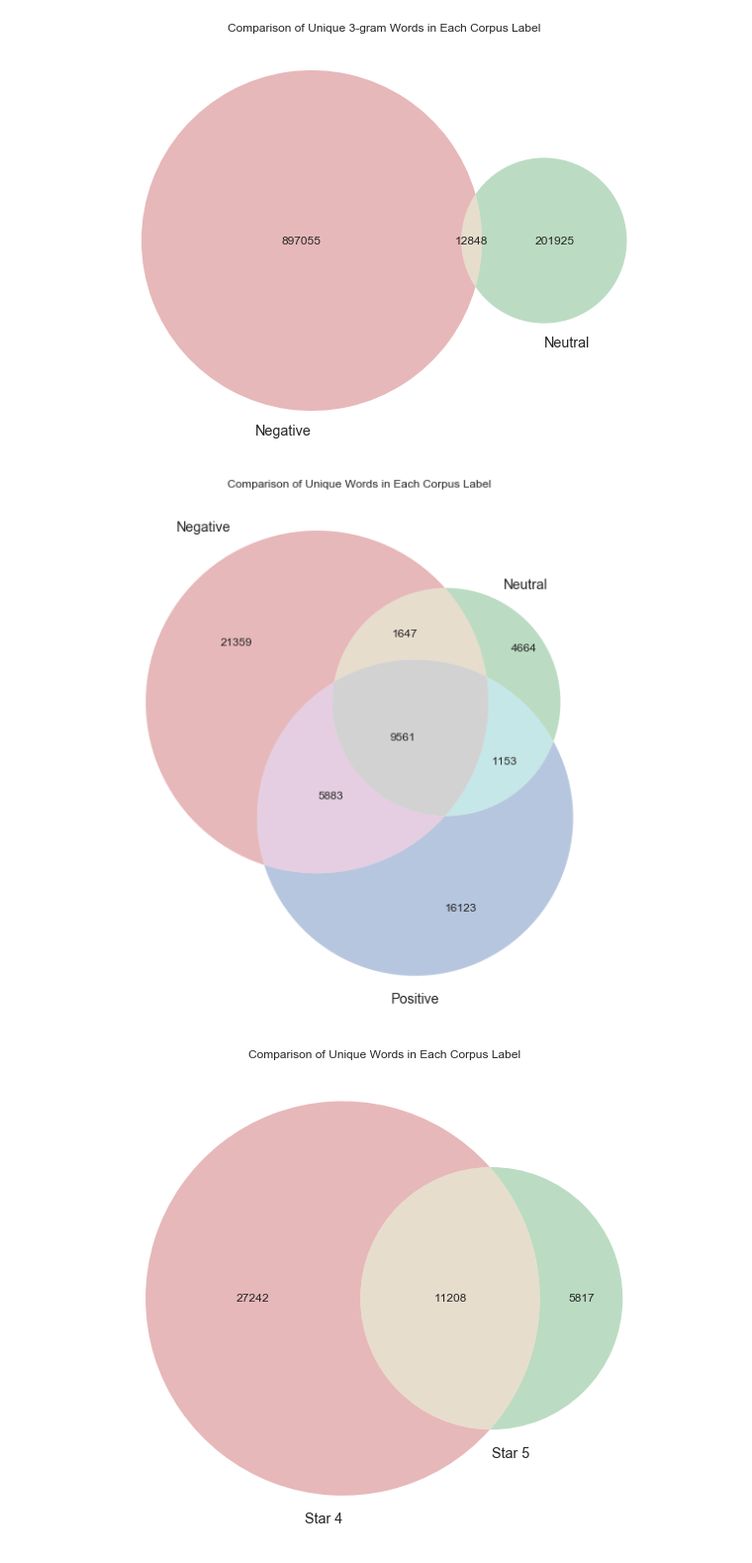
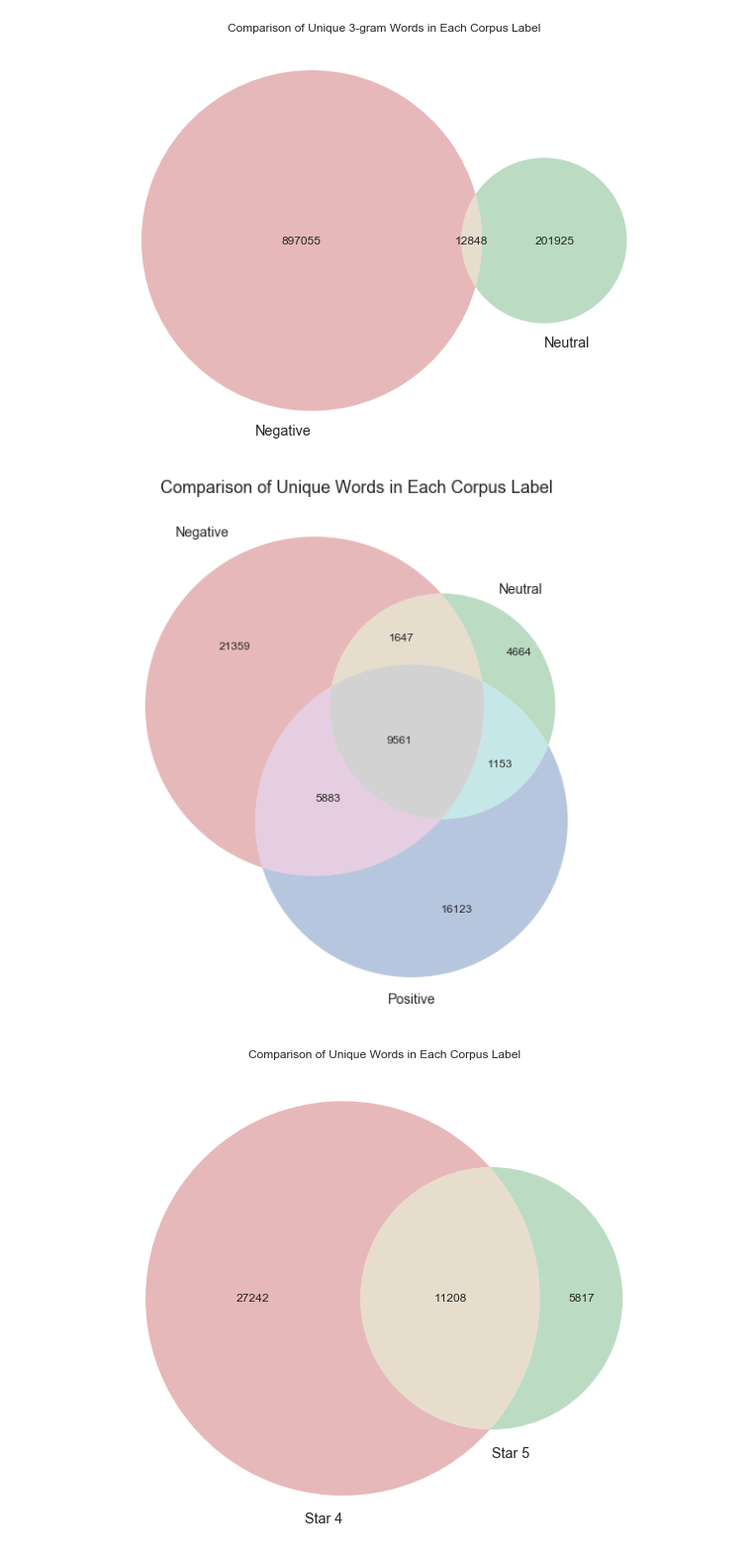
Before and after one commit to vanitoz/Reviews_Classification_System, a Jupyter notebook: modules/eda.ipynb, the cells around one changed output. Shown: that part at 99% size. Saved outputs shown, nothing was run; the diff lists cells and outputs as text; code cells hidden in the pictures.

```diff
--- a/modules/eda.ipynb
+++ b/modules/eda.ipynb
@@ -306,11 +308,11 @@ plt.show()
 # %%
 plt.figure(figsize=(10,10), facecolor='w')
 venn3([set(words_by_class[0]), set(words_by_class[1]), set(words_by_class[2])], set_labels = ('Negative', 'Neutral', 'Positive'))
-plt.title('Comparison of Unique Words in Each Corpus Label')
+plt.title('Comparison of Unique Words in Each Corpus Label', size=18)
 plt.savefig('../images/venn-uni.png')
 plt.show()
 # %% [output]
-[figure, old version]
+[figure, new version]
 # %%
 plt.figure(figsize=(10,10), facecolor='w')
 venn2([set(words_by_class[0]), set(words_by_class[1])], set_labels = ('Star 4', 'Star 5'))
```
Also changed, not shown: parts of 1 cell of this notebook, 1 other file.
